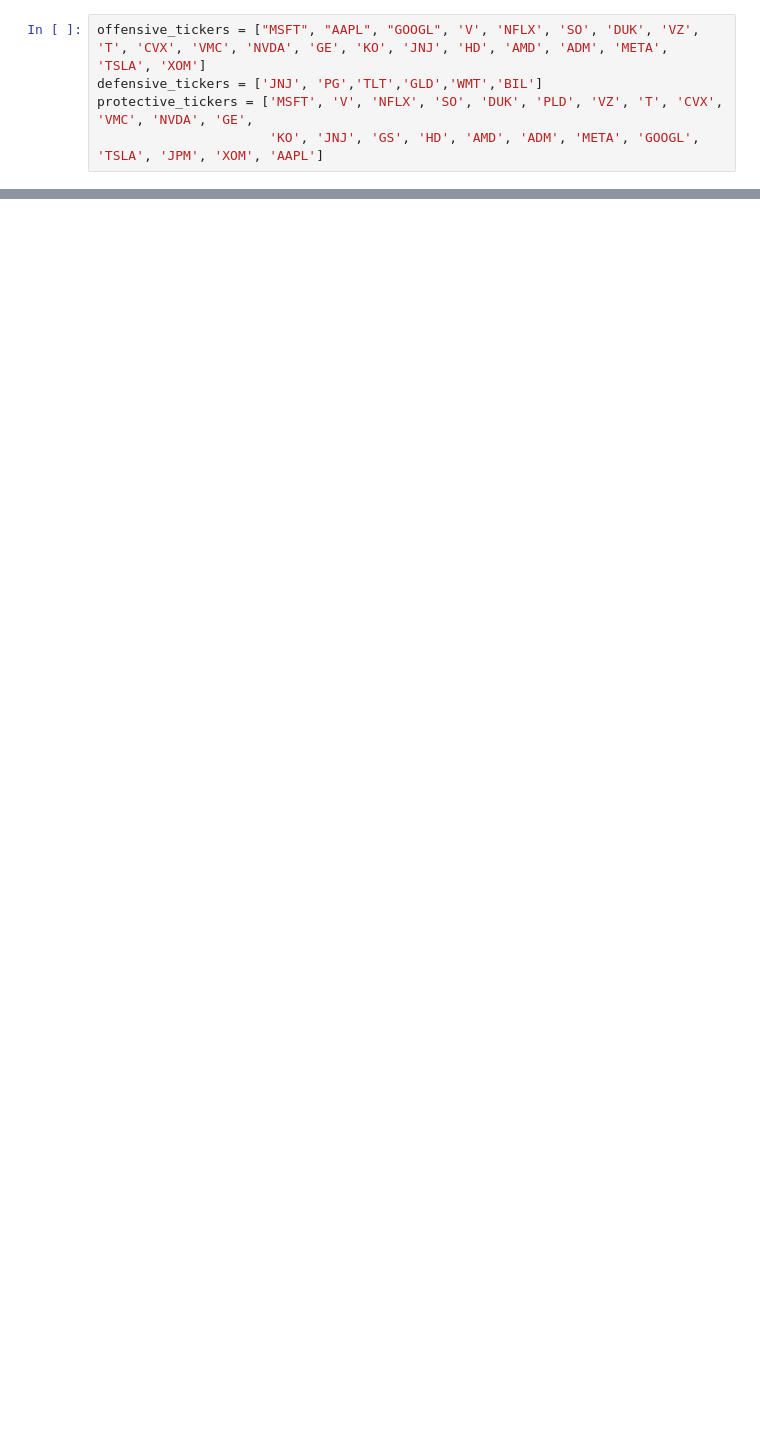
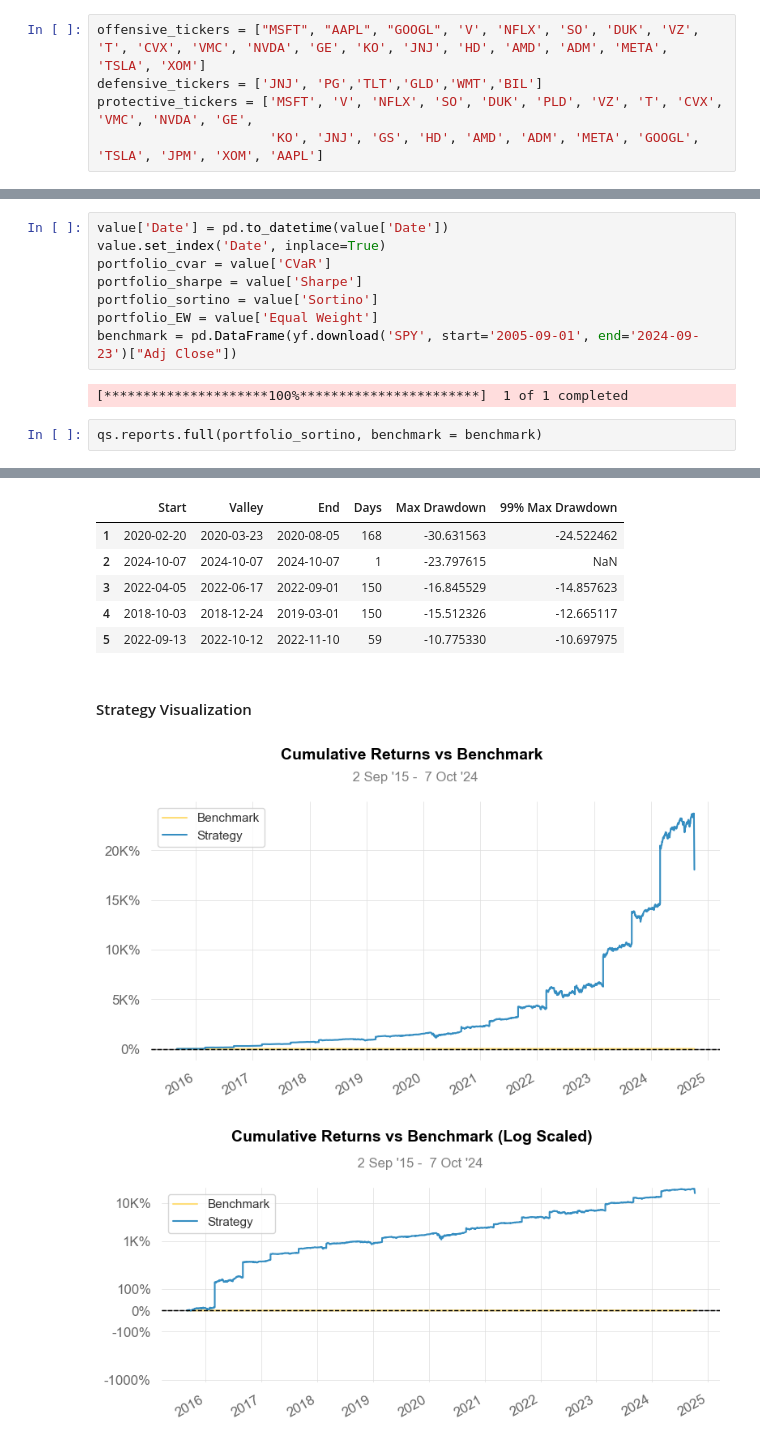
Before and after one commit to Luis1Soto/New_Asset_Allocation, a Jupyter notebook: Sim1.ipynb, the cells around one changed output, grey strips where cells are left out. Saved outputs shown, nothing was run; the diff lists cells and outputs as text; blank space fills up the shorter version.

```diff
--- a/Sim1.ipynb
+++ b/Sim1.ipynb
@@ -94,0 +178,13 @@ chosen_universe
+# %%
+value['Date'] = pd.to_datetime(value['Date'])
+value.set_index('Date', inplace=True)
+portfolio_cvar = value['CVaR']
+portfolio_sharpe = value['Sharpe']
+portfolio_sortino = value['Sortino']
+portfolio_EW = value['Equal Weight']
+benchmark = pd.DataFrame(yf.download('SPY', start='2005-09-01', end='2024-09-23')["Adj Close"])
+# %% [output]
+[*********************100%***********************]  1 of 1 completed
+# %%
+qs.reports.full(portfolio_sortino, benchmark = benchmark)
+# %% [output]
@@ -94,0 +211,9 @@ chosen_universe
+|  | Start | Valley | End | Days | Max Drawdown | 99% Max Drawdown |
+| 1 | 2020-02-20 | 2020-03-23 | 2020-08-05 | 168 | -30.631563 | -24.522462 |
+| 2 | 2024-10-07 | 2024-10-07 | 2024-10-07 | 1 | -23.797615 | NaN |
+| 3 | 2022-04-05 | 2022-06-17 | 2022-09-01 | 150 | -16.845529 | -14.857623 |
+| 4 | 2018-10-03 | 2018-12-24 | 2019-03-01 | 150 | -15.512326 | -12.665117 |
+| 5 | 2022-09-13 | 2022-10-12 | 2022-11-10 | 59 | -10.775330 | -10.697975 |
+Strategy Visualization
+[figure, added]
+[figure, added]
```
Also changed, not shown: parts of 15 cells of this notebook, 4 other files.
